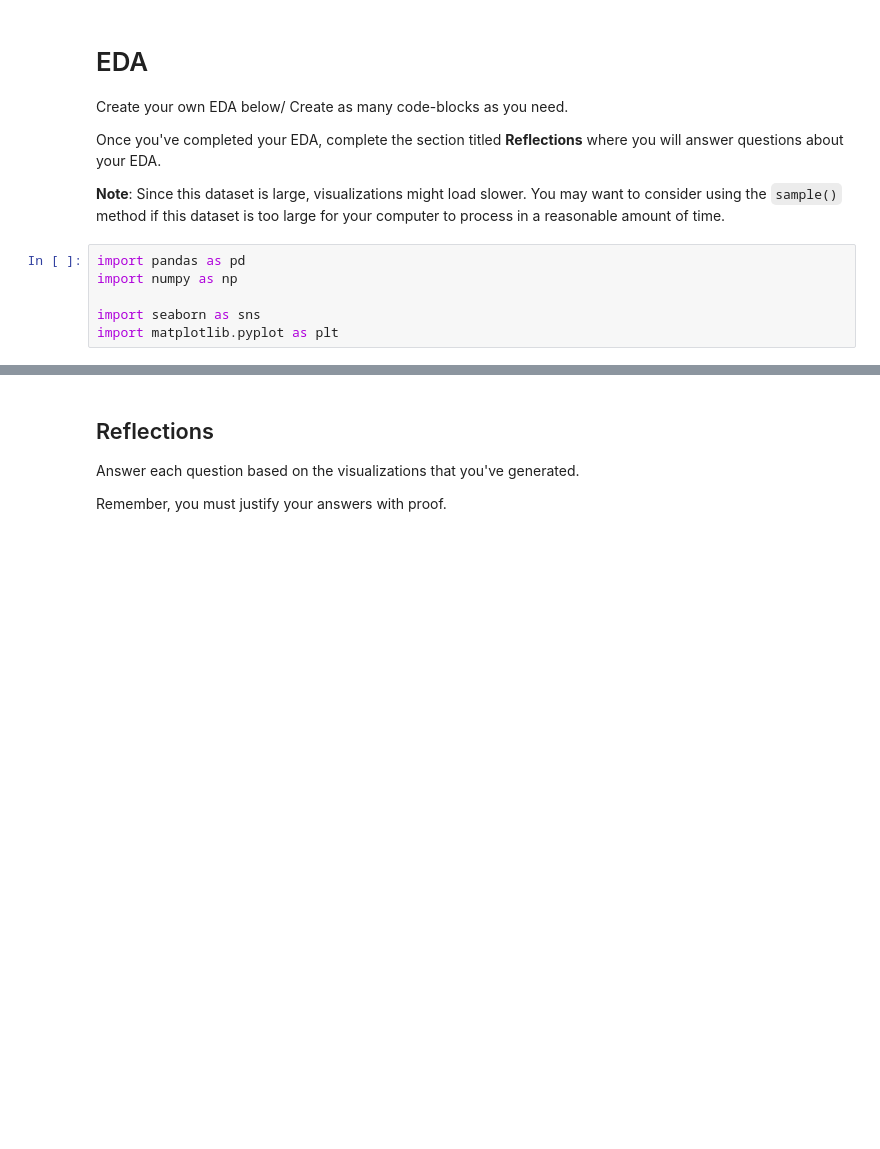
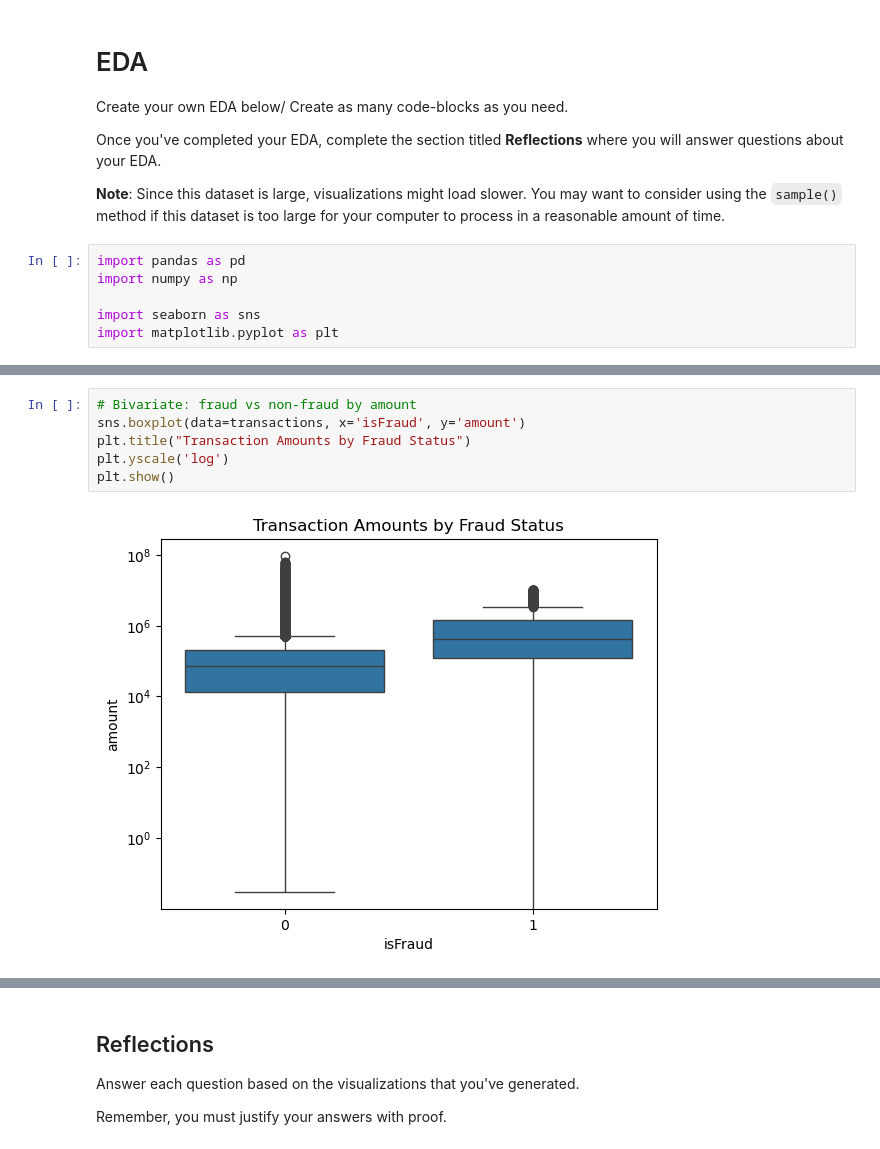
Before and after one commit to trebmal-fitt/Fraud-Detection-Project, a Jupyter notebook: detect-fraud/notebooks/eda.ipynb, the cells around one changed output, grey strips where cells are left out. Drawn from its saved outputs; the diff is of its cells as text; blank space fills up the shorter version.

```diff
--- a/detect-fraud/notebooks/eda.ipynb
+++ b/detect-fraud/notebooks/eda.ipynb
@@ -91,0 +87,8 @@ dtype: int64
+# %%
+# Bivariate: fraud vs non-fraud by amount
+sns.boxplot(data=transactions, x='isFraud', y='amount')
+plt.title("Transaction Amounts by Fraud Status")
+plt.yscale('log')
+plt.show()
+# %% [output]
+[figure, added]
```
Also changed, not shown: parts of 6 cells of this notebook, 2 other files.
